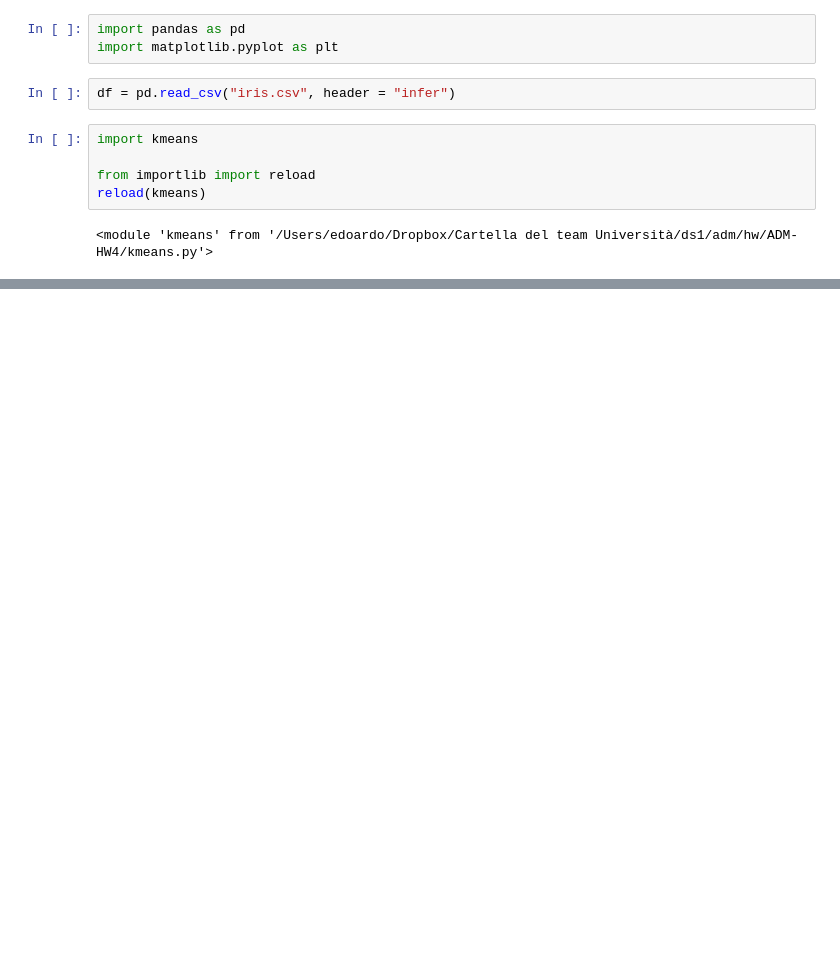
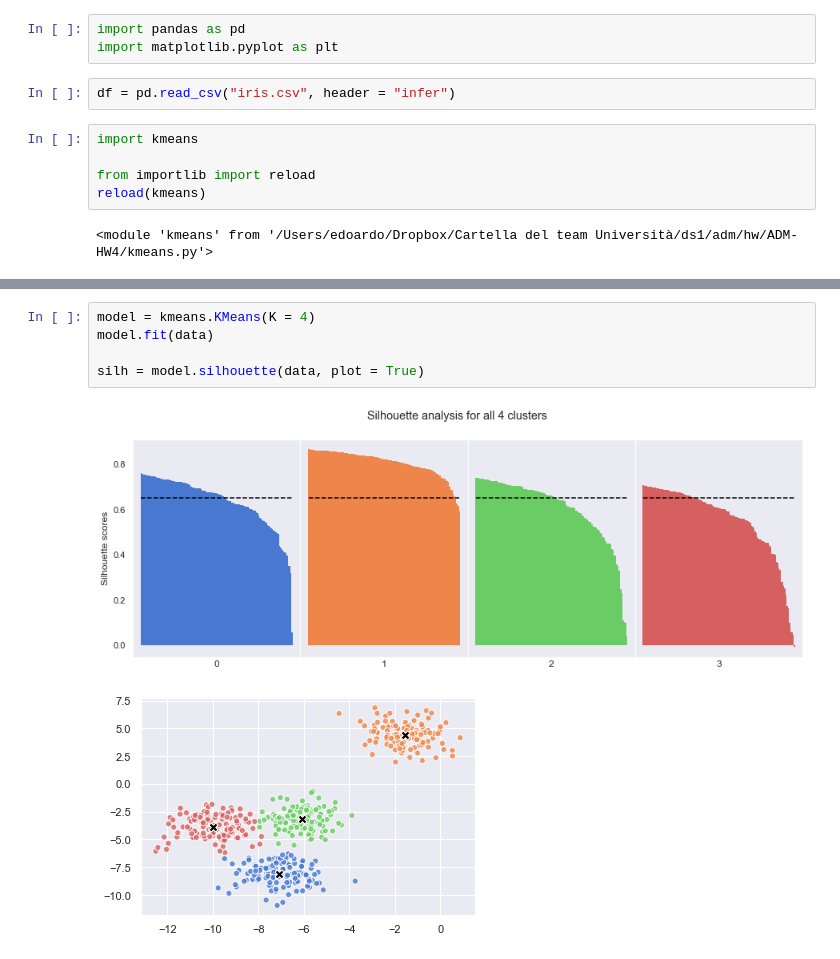
Before and after one commit to ClaraL27/ADM-HW4, a Jupyter notebook: kmeans.ipynb, the cells around one changed output, grey strips where cells are left out. Cells and saved outputs as stored; diff of their text form; blank space fills up the shorter version.

```diff
--- a/kmeans.ipynb
+++ b/kmeans.ipynb
@@ -77,0 +60,8 @@ silh = kmeans.silhouette(data, range(2,6), plot = True)
+# %%
+model = kmeans.KMeans(K = 4)
+model.fit(data)
+
+silh = model.silhouette(data, plot = True)
+# %% [output]
+[figure, added]
+[figure, added]
```
Also changed, not shown: parts of 10 cells of this notebook, 1 other file.
